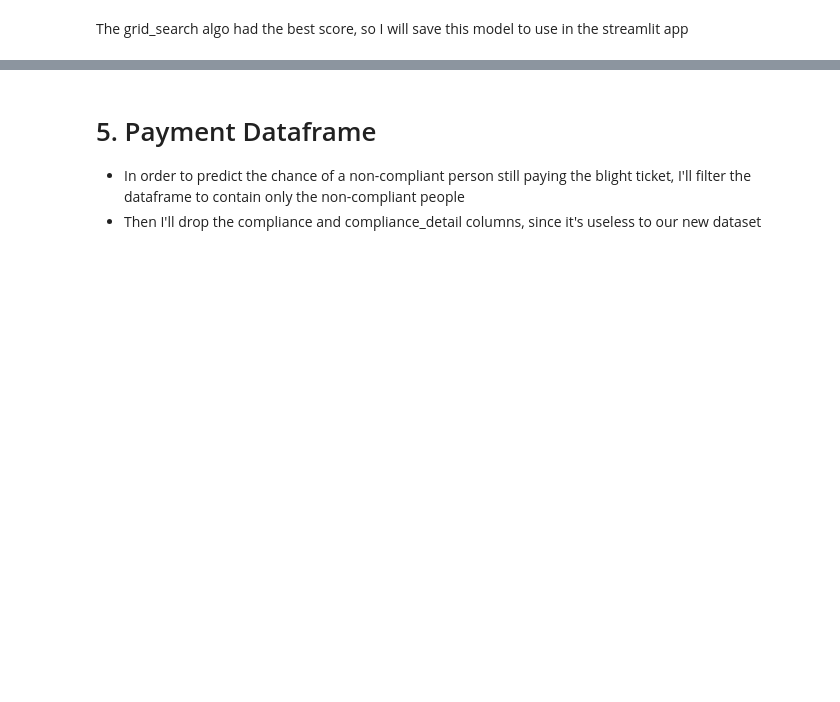
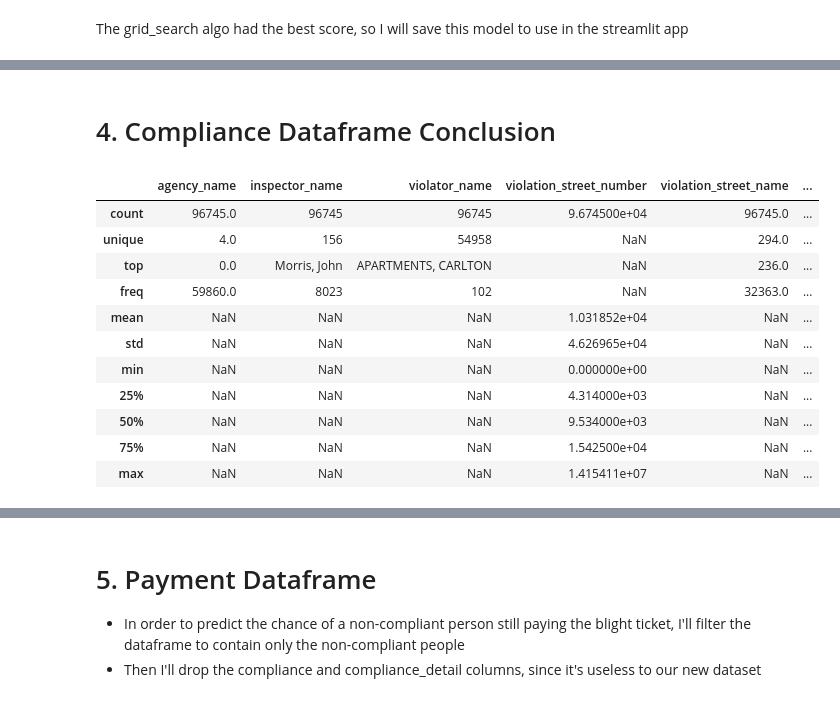
Before and after one commit to henriqueumeda/Property-Maintenance-Blight-Ticket-Fines, a Jupyter notebook: Property Maintenance Blight Ticket Fines.ipynb, the cells around one changed output, grey strips where cells are left out. Saved outputs shown, nothing was run; the diff lists cells and outputs as text; code cells hidden in the pictures; blank space fills up the shorter version.

```diff
--- a/Property Maintenance Blight Ticket Fines.ipynb
+++ b/Property Maintenance Blight Ticket Fines.ipynb
@@ -1579,0 +1618,17 @@ jb.dump(rf,"model/rf_blight_ticket.pk;.z")
+# %% [markdown]
+# 4. Compliance Dataframe Conclusion <a class='anchor' id='4.'></a>
+# %%
+df_train.describe(include='all')
+# %% [output]
+|  | agency_name | inspector_name | violator_name | violation_street_number | violation_street_name | ... |
+| count | 96745.0 | 96745 | 96745 | 9.674500e+04 | 96745.0 | ... |
+| unique | 4.0 | 156 | 54958 | NaN | 294.0 | ... |
+| top | 0.0 | Morris, John | APARTMENTS, CARLTON | NaN | 236.0 | ... |
+| freq | 59860.0 | 8023 | 102 | NaN | 32363.0 | ... |
+| mean | NaN | NaN | NaN | 1.031852e+04 | NaN | ... |
+| std | NaN | NaN | NaN | 4.626965e+04 | NaN | ... |
+| min | NaN | NaN | NaN | 0.000000e+00 | NaN | ... |
+| 25% | NaN | NaN | NaN | 4.314000e+03 | NaN | ... |
+| 50% | NaN | NaN | NaN | 9.534000e+03 | NaN | ... |
+| 75% | NaN | NaN | NaN | 1.542500e+04 | NaN | ... |
+| max | NaN | NaN | NaN | 1.415411e+07 | NaN | ... |
```
Also changed, not shown: parts of 43 cells of this notebook, 31 other files.
